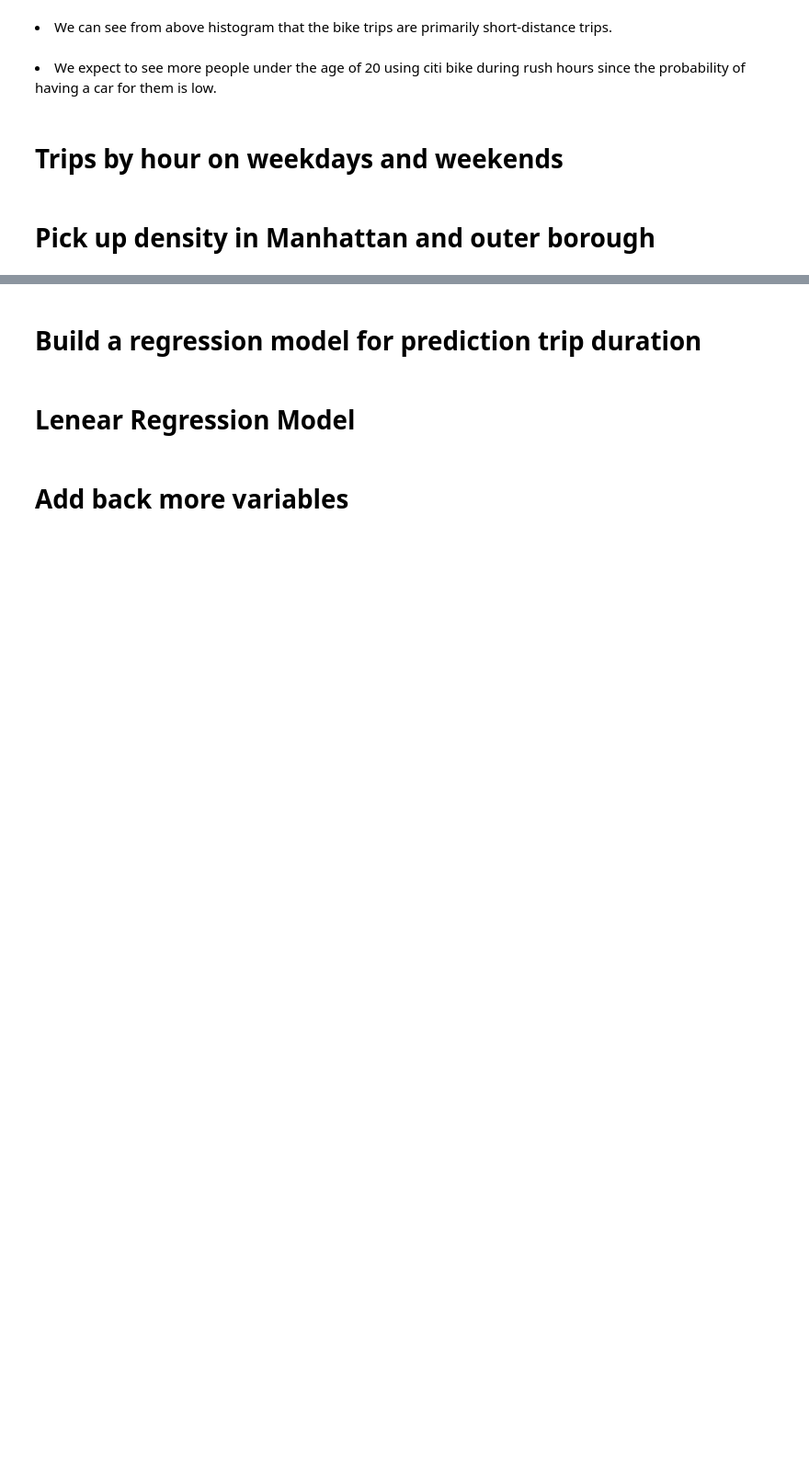
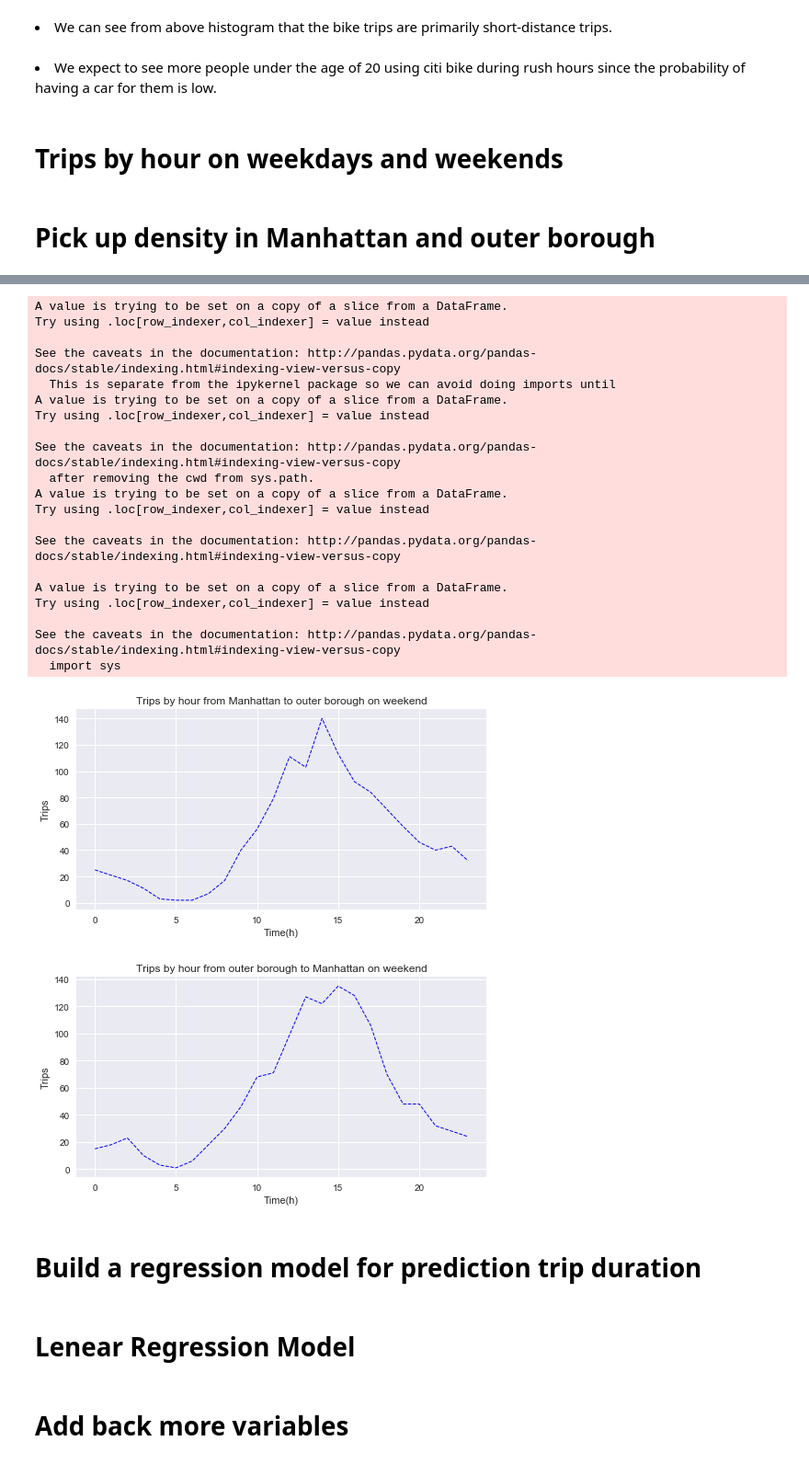
Before and after one commit to harry0107100/Citibike-Analysis, a Jupyter notebook: CITI_GIT.ipynb, the cells around one changed output, grey strips where cells are left out. Shown at 92% size. Cells and saved outputs as stored; diff of their text form; code cells hidden in the pictures; blank space fills up the shorter version.

```diff
--- a/CITI_GIT.ipynb
+++ b/CITI_GIT.ipynb
@@ -308,3 +366,66 @@ for i in range(24):
+# %%
+df_weekend=df[(df['day_of_week']==6)|(df['day_of_week']==7)]
+
+df_weekend['if_start_Manhattan']=df_weekend.apply(lambda x: if_Manhattan_station(x['start station latitude'],x['start station longitude']),axis=1)
+df_weekend['if_end_Manhattan']=df_weekend.apply(lambda x: if_Manhattan_station(x['end station latitude'],x['end station longitude']),axis=1)
+
+df_weekend['stoptime'] = df_weekend['stoptime'].apply(lambda x:datetime.datetime.strptime(x,'%Y-%m-%d %H:%M:%S'))
+df_weekend['end_hour'] = df_weekend['stoptime'].apply(lambda x:int(datetime.datetime.strftime(x,'%H')))
+
+df_Manhattan_out=df_weekend[(df_weekend['if_start_Manhattan']==1)&(df_weekend['if_end_Manhattan']==0)]
+df_Manhattan_in=df_weekend[(df_weekend['if_start_Manhattan']==0)&(df_weekend['if_end_Manhattan']==1)]
+
+out_count_byhour=dict()
+for i in range(24):
+    out_count_byhour[i]=df_Manhattan_out[(df_Manhattan_out['pickup_hour']<=i)\
+                                         &(i<=df_Manhattan_out['end_hour'])]['tripduration'].count()
+
+in_count_byhour=dict()
+for i in range(24):
+    in_count_byhour[i]=df_Manhattan_in[(df_Manhattan_in['pickup_hour']<=i)\
+                                         &(i<=df_Manhattan_in['end_hour'])]['tripduration'].count()
+# %%
+#Plot chart
+x = out_count_byhour.keys()
+y = out_count_byhour.values()
+plt.figure(figsize=(8,4))
+plt.plot(x,y,"b--",linewidth=1)
+plt.xlabel("Time(h)")
+plt.ylabel("Trips")
+plt.title("Trips by hour from Manhattan to outer borough on weekend")
+plt.show()
+
+x = in_count_byhour.keys()
+y = in_count_byhour.values()
+plt.figure(figsize=(8,4))
+plt.plot(x,y,"b--",linewidth=1)
+plt.xlabel("Time(h)")
+plt.ylabel("Trips")
+plt.title("Trips by hour from outer borough to Manhattan on weekend")
+plt.show()
+# %% [output]
+A value is trying to be set on a copy of a slice from a DataFrame.
+Try using .loc[row_indexer,col_indexer] = value instead
+
+See the caveats in the documentation: http://pandas.pydata.org/pandas-docs/stable/indexing.html#indexing-view-versus-copy
+  This is separate from the ipykernel package so we can avoid doing imports until
+A value is trying to be set on a copy of a slice from a DataFrame.
+Try using .loc[row_indexer,col_indexer] = value instead
+
+See the caveats in the documentation: http://pandas.pydata.org/pandas-docs/stable/indexing.html#indexing-view-versus-copy
+  after removing the cwd from sys.path.
+A value is trying to be set on a copy of a slice from a DataFrame.
+Try using .loc[row_indexer,col_indexer] = value instead
+
+See the caveats in the documentation: http://pandas.pydata.org/pandas-docs/stable/indexing.html#indexing-view-versus-copy
+
+A value is trying to be set on a copy of a slice from a DataFrame.
+Try using .loc[row_indexer,col_indexer] = value instead
+
+See the caveats in the documentation: http://pandas.pydata.org/pandas-docs/stable/indexing.html#indexing-view-versus-copy
+  import sys
+[figure, added]
+[figure, added]
 # %% [markdown]
 # Build a regression model for prediction trip duration
 # %%
```
Also changed, not shown: parts of 8 cells of this notebook.
